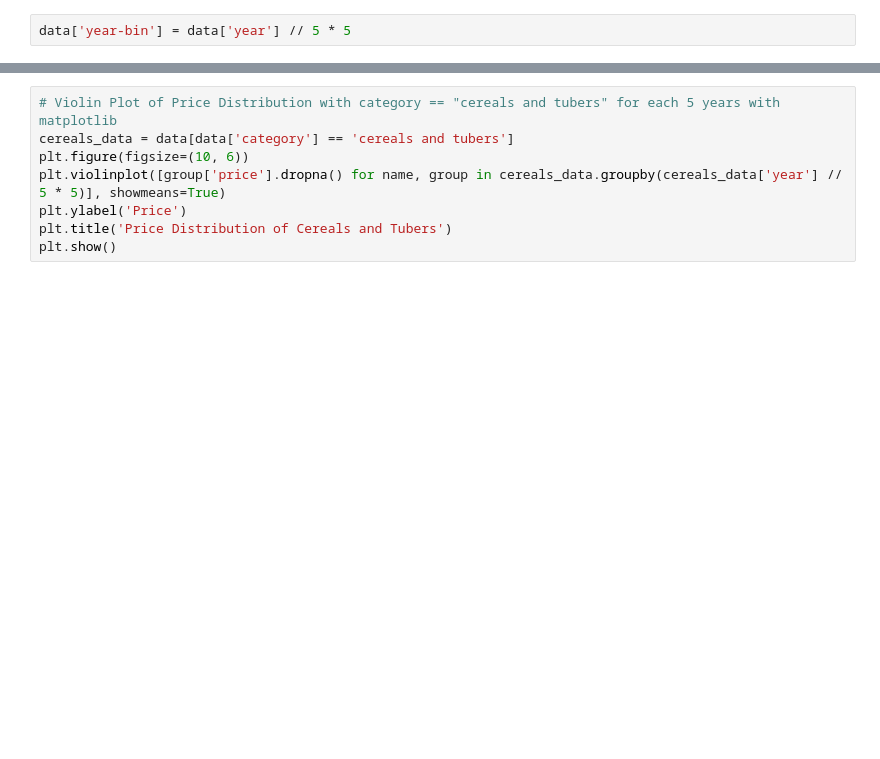
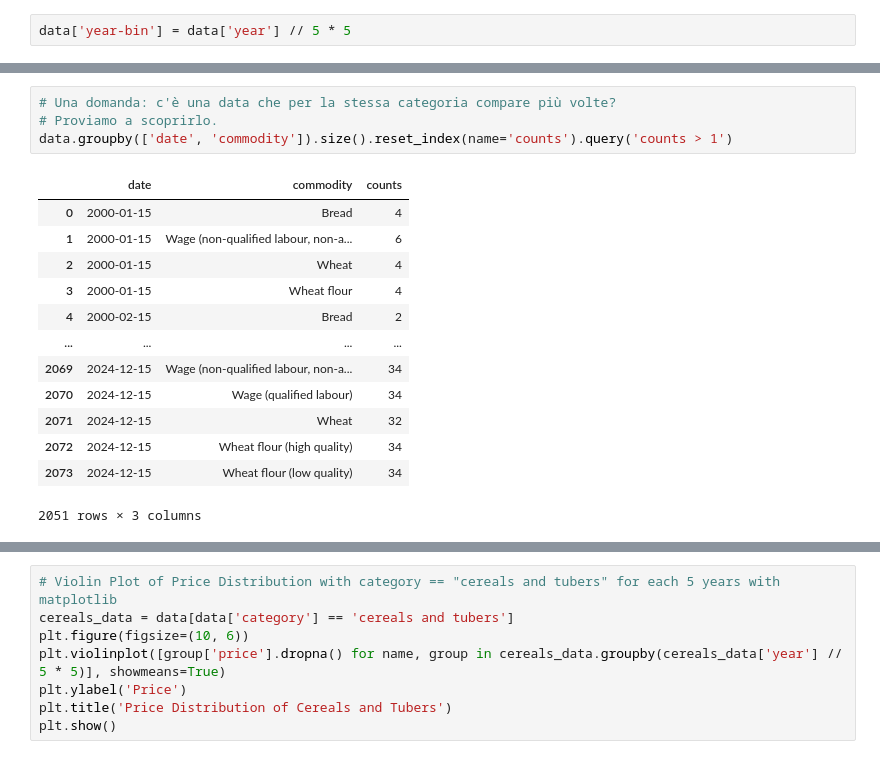
Before and after one commit to group-pi-dataviz/group-pi-dataviz.github.io, a Jupyter notebook: scripts/data_prepocessing_parte2.ipynb, the cells around one changed output, grey strips where cells are left out. Cells and saved outputs as stored; diff of their text form; blank space fills up the shorter version.

```diff
--- a/scripts/data_prepocessing_parte2.ipynb
+++ b/scripts/data_prepocessing_parte2.ipynb
@@ -104,0 +158,18 @@ data['year-bin'] = data['year'] // 5 * 5
+# %%
+# Una domanda: c'è una data che per la stessa categoria compare più volte?
+# Proviamo a scoprirlo.
+data.groupby(['date', 'commodity']).size().reset_index(name='counts').query('counts > 1')
+# %% [output]
+|  | date | commodity | counts |
+| 0 | 2000-01-15 | Bread | 4 |
+| 1 | 2000-01-15 | Wage (non-qualified labour, non-a... | 6 |
+| 2 | 2000-01-15 | Wheat | 4 |
+| 3 | 2000-01-15 | Wheat flour | 4 |
+| 4 | 2000-02-15 | Bread | 2 |
+| ... | ... | ... | ... |
+| 2069 | 2024-12-15 | Wage (non-qualified labour, non-a... | 34 |
+| 2070 | 2024-12-15 | Wage (qualified labour) | 34 |
+| 2071 | 2024-12-15 | Wheat | 32 |
+| 2072 | 2024-12-15 | Wheat flour (high quality) | 34 |
+| 2073 | 2024-12-15 | Wheat flour (low quality) | 34 |
+2051 rows × 3 columns
```
Also changed, not shown: parts of 5 cells of this notebook, 3 other files.
